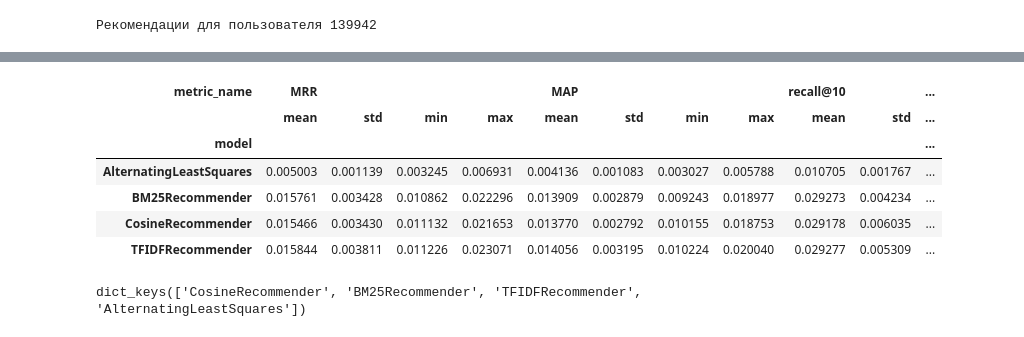
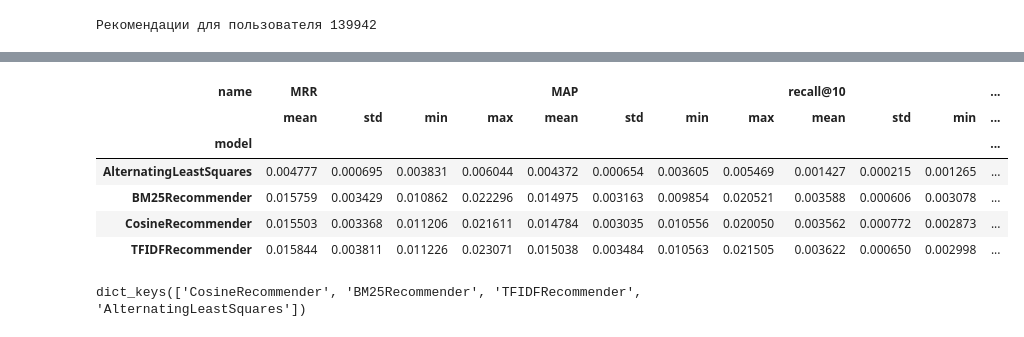
Before and after one commit to KernelA/education-recsys, a Jupyter notebook: l2_coll_filtering.ipynb, the cells around one changed output, grey strips where cells are left out. Drawn from its saved outputs; the diff is of its cells as text; code cells hidden in the pictures.

```diff
--- a/l2_coll_filtering.ipynb
+++ b/l2_coll_filtering.ipynb
@@ -167,6 +186,7 @@ df.loc[(slice(None), [44681, 162716]), :].groupby('item_id').agg({
+# %%
+last_date = df.select(pl.col("start_date").max())[0, 0]
 # %%
-last_date = df['start_date'].max().normalize()
 folds = 7
-start_date = last_date - pd.Timedelta(days=folds)
+start_date = last_date - datetime.timedelta(days=folds)
 start_date, last_date
 # %% [output]
@@ -174,5 +194,5 @@ start_date, last_date
 # %%
-cv = TimeRangeSplit(start_date=start_date, periods=folds + 1)
+cv = TimeRangeSplit(start_date=start_date, interval=datetime.timedelta(days=1), folds=folds)
 
 cv.max_n_splits, cv.get_n_splits(df, datetime_column='start_date')
 # %% [output]
@@ -337,7 +404,7 @@ for factory in (create_cosine_model, create_bm25, create_tfidf, create_alsm):
         model_factory=factory,
         n=top_N)
     models[model.model_name()] = model
-    cv_res_per_model.append(cross_valid_res_model)
+    cv_res_per_model.append(cross_valid_res_model.to_pandas())
     del cross_valid_res_model
 # %%
 cross_valid_res = pd.concat(cv_res_per_model)
@@ -350,19 +417,19 @@ sns.move_legend(ax, "upper left", bbox_to_anchor=(1, 1))
 # %%
-cross_valid_res.pivot(index=["fold", "model"], columns=["metric_name"], values=["value"]).droplevel(level=0, axis="columns").groupby("model").agg(
+cross_valid_res.pivot(index=["fold", "model"], columns=["name"], values=["value"]).droplevel(level=0, axis="columns").groupby("model").agg(
     {
     "MRR": ['mean', 'std', 'min', 'max'],
     'MAP': ['mean', 'std', 'min', 'max'],
     f'recall@{top_N}': ['mean', 'std', 'min', 'max'],
     }
 )
 # %% [output]
-| metric_name | MRR |  |  |  | MAP |  |  |  | recall@10 |  | ... |
-|  | mean | std | min | max | mean | std | min | max | mean | std | ... |
-| model |  |  |  |  |  |  |  |  |  |  | ... |
-| AlternatingLeastSquares | 0.005003 | 0.001139 | 0.003245 | 0.006931 | 0.004136 | 0.001083 | 0.003027 | 0.005788 | 0.010705 | 0.001767 | ... |
-| BM25Recommender | 0.015761 | 0.003428 | 0.010862 | 0.022296 | 0.013909 | 0.002879 | 0.009243 | 0.018977 | 0.029273 | 0.004234 | ... |
-| CosineRecommender | 0.015466 | 0.003430 | 0.011132 | 0.021653 | 0.013770 | 0.002792 | 0.010155 | 0.018753 | 0.029178 | 0.006035 | ... |
-| TFIDFRecommender | 0.015844 | 0.003811 | 0.011226 | 0.023071 | 0.014056 | 0.003195 | 0.010224 | 0.020040 | 0.029277 | 0.005309 | ... |
+| name | MRR |  |  |  | MAP |  |  |  | recall@10 |  |  | ... |
+|  | mean | std | min | max | mean | std | min | max | mean | std | min | ... |
+| model |  |  |  |  |  |  |  |  |  |  |  | ... |
+| AlternatingLeastSquares | 0.004777 | 0.000695 | 0.003831 | 0.006044 | 0.004372 | 0.000654 | 0.003605 | 0.005469 | 0.001427 | 0.000215 | 0.001265 | ... |
+| BM25Recommender | 0.015759 | 0.003429 | 0.010862 | 0.022296 | 0.014975 | 0.003163 | 0.009854 | 0.020521 | 0.003588 | 0.000606 | 0.003078 | ... |
+| CosineRecommender | 0.015503 | 0.003368 | 0.011206 | 0.021611 | 0.014784 | 0.003035 | 0.010556 | 0.020050 | 0.003562 | 0.000772 | 0.002873 | ... |
+| TFIDFRecommender | 0.015844 | 0.003811 | 0.011226 | 0.023071 | 0.015038 | 0.003484 | 0.010563 | 0.021505 | 0.003622 | 0.000650 | 0.002998 | ... |
 # %%
 models.keys()
 # %% [output]
```
Also changed, not shown: parts of 75 cells of this notebook, 8 other files.
